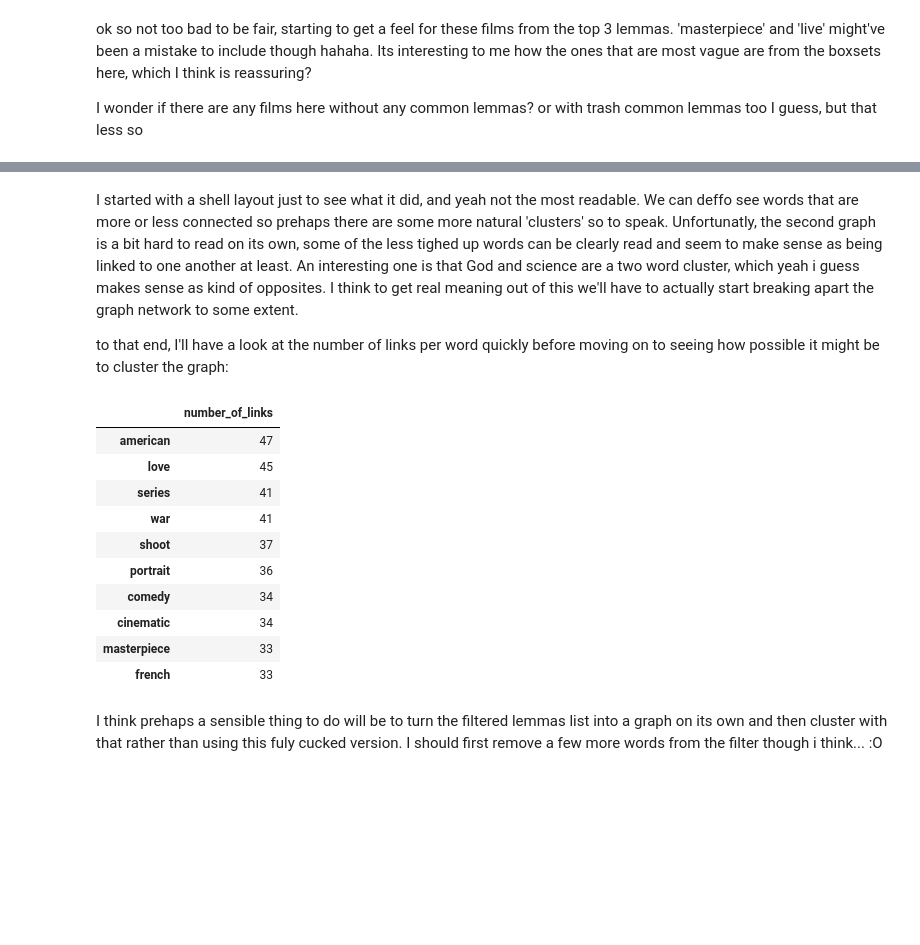
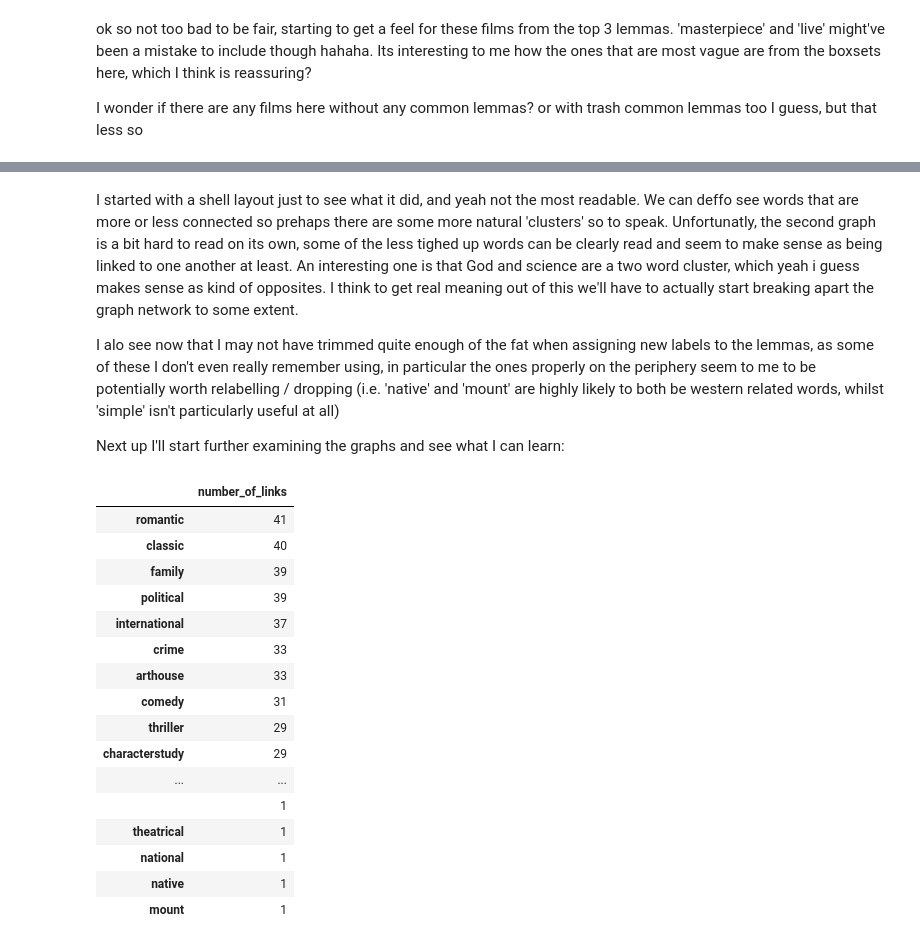
Before and after one commit to JohnStokes228/movie_eda, a Jupyter notebook: initial_eda.ipynb, the cells around one changed output, grey strips where cells are left out. Saved outputs shown, nothing was run; the diff lists cells and outputs as text; code cells hidden in the pictures; blank space fills up the shorter version.

```diff
--- a/initial_eda.ipynb
+++ b/initial_eda.ipynb
@@ -472,11 +558,16 @@ holy whores have thouroughly fucked my plans! curses! dangit dangit twice!!
 
 I'm going to get a bit experimental here, and plot a graph network connecting the first, second and third most common lemmas.
 # %%
-G = nx.Graph()
-G = nx.from_pandas_edgelist(df, 'most_common_lemma', 'sm_common_lemma', 'tm_common_lemma')
+G1 = nx.Graph()
+G1 = nx.from_pandas_edgelist(df, 'most_common_lemma', 'sm_common_lemma', 'tm_common_lemma')
 
-fig, ax = plt.subplots(1, 2, figsize=(20, 10))
+G2 = nx.Graph()
+G2 = nx.from_pandas_edgelist(df, 'most_frequent_category', 'sm_frequent_category', 'tm_frequent_category')
 
-nx.draw_shell(G, with_labels=False, ax=ax[0])
-nx.draw_networkx(G, pos=nx.spring_layout(G, k=0.15, iterations=20), ax=ax[1])
+fig, ax = plt.subplots(2, 2, figsize=(20, 20))
+
+nx.draw_shell(G1, with_labels=False, ax=ax[0, 0])
+nx.draw_networkx(G1, pos=nx.spring_layout(G1, k=0.5, iterations=20), ax=ax[0, 1], edge_color='r')
+nx.draw_shell(G2, with_labels=False, ax=ax[1, 1])
+nx.draw_networkx(G2, pos=nx.spring_layout(G2, k=0.8, iterations=20), ax=ax[1, 0], edge_color='r')
 # %% [output]
@@ -484,27 +575,33 @@ nx.draw_networkx(G, pos=nx.spring_layout(G, k=0.15, iterations=20), ax=ax[1])
 # %% [markdown]
 I started with a shell layout just to see what it did, and yeah not the most readable. We can deffo see words that are more or less connected so prehaps there are some more natural 'clusters' so to speak. Unfortunatly, the second graph is a bit hard to read on its own, some of the less tighed up words can be clearly read and seem to make sense as being linked to one another at least. An interesting one is that God and science are a two word cluster, which yeah i guess makes sense as kind of opposites. I think to get real meaning out of this we'll have to actually start breaking apart the graph network to some extent.
 
-to that end, I'll have a look at the number of links per word quickly before moving on to seeing how possible it might be to cluster the graph:
+I alo see now that I may not have trimmed quite enough of the fat when assigning new labels to the lemmas, as some of these I don't even really remember using, in particular the ones properly on the periphery seem to me to be potentially worth relabelling / dropping (i.e. 'native' and 'mount' are highly likely to both be western related words, whilst 'simple' isn't particularly useful at all)
+
+Next up I'll start further examining the graphs and see what I can learn:
 # %%
 lemma_links = {}
 
-for lemma in G.nodes:
-    lemma_links[lemma] = len(G[lemma])
+for lemma in G2.nodes:
+    lemma_links[lemma] = len(G2[lemma])
 
 lemma_links = pd.Series(lemma_links, name='number_of_links').to_frame().sort_values('number_of_links', ascending=False)
 
-lemma_links.head(10)
+lemma_links
 # %% [output]
 |  | number_of_links |
-| american | 47 |
-| love | 45 |
-| series | 41 |
-| war | 41 |
-| shoot | 37 |
-| portrait | 36 |
-| comedy | 34 |
-| cinematic | 34 |
-| masterpiece | 33 |
-| french | 33 |
+| romantic | 41 |
+| classic | 40 |
+| family | 39 |
+| political | 39 |
+| international | 37 |
+| crime | 33 |
+| arthouse | 33 |
+| comedy | 31 |
+| thriller | 29 |
+| characterstudy | 29 |
+| ... | ... |
+|  | 1 |
+| theatrical | 1 |
+| national | 1 |
+| native | 1 |
+| mount | 1 |
-# %% [markdown]
-I think prehaps a sensible thing to do will be to turn the filtered lemmas list into a graph on its own and then cluster with that rather than using this fuly cucked version. I should first remove a few more words from the filter though i think... :O
```
Also changed, not shown: parts of 11 cells of this notebook, 2 other files.
